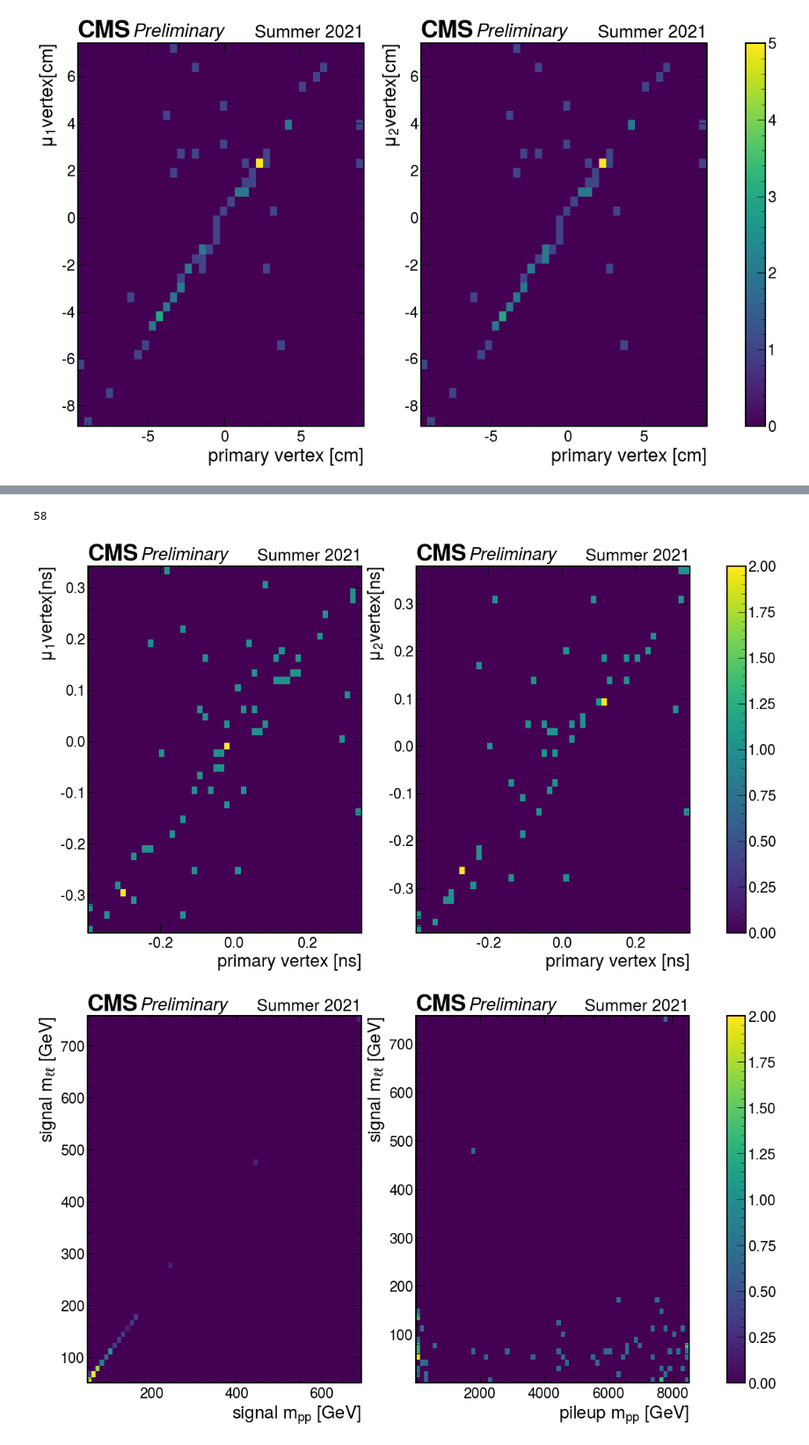
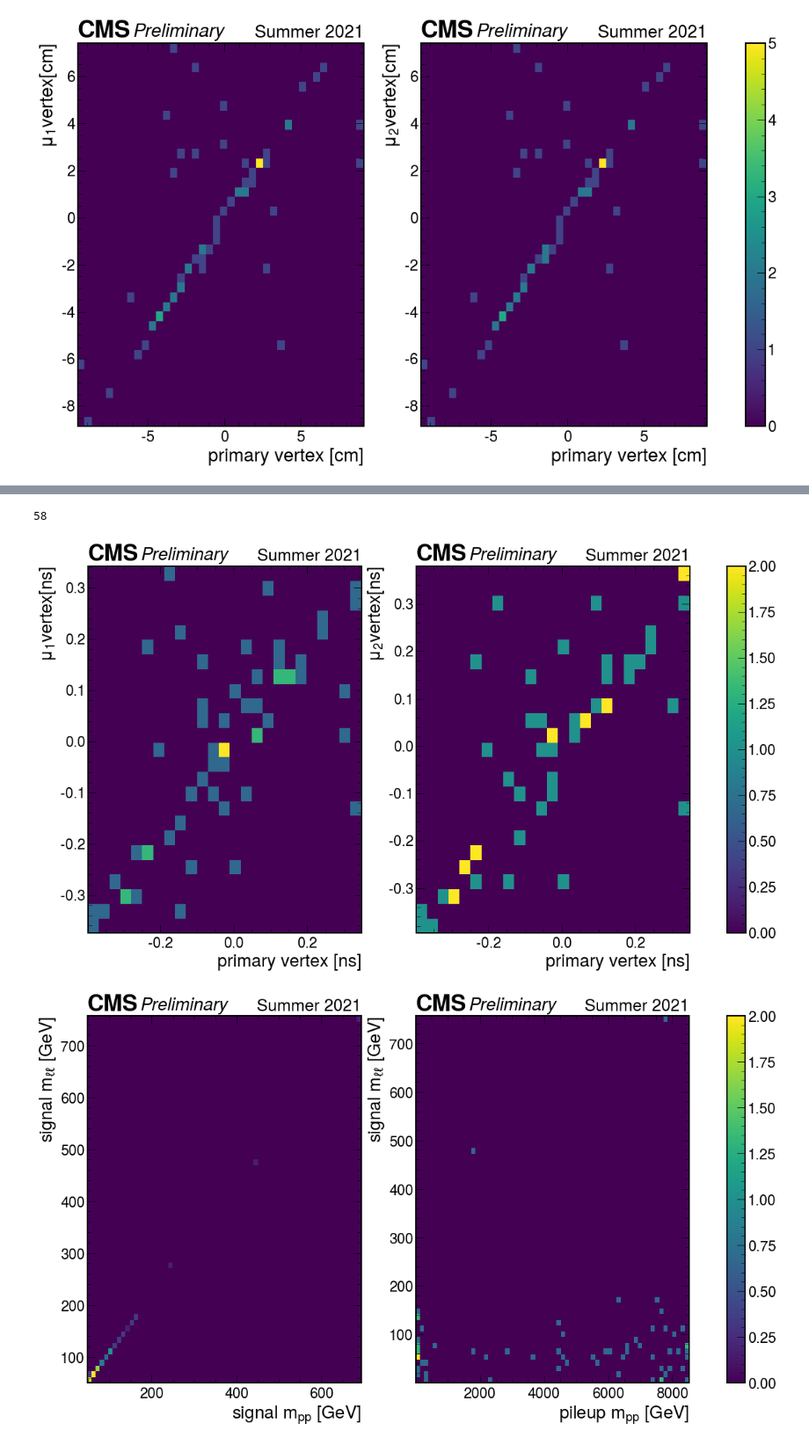
Before and after one commit to jloemker/SWAN, a Jupyter notebook: Analysis_notebook.ipynb, the cells around one changed output, grey strips where cells are left out. Shown at 88% size. Drawn from its saved outputs; the diff is of its cells as text; code cells hidden in the pictures.

```diff
--- a/Analysis_notebook.ipynb
+++ b/Analysis_notebook.ipynb
@@ -613,23 +620,23 @@ plt.savefig('Correct/mu1_mu2_difft.png',bbox_inches='tight')
 # %%
 import matplotlib as mpl
 mask_mu1 = analysis['s_mu1_t']>-80
 mask_mu2 = analysis['s_mu2_t']>-80
 
 fig, axes = plt.subplots(1,2,figsize=(20,10) )
 vtx4Dt = analysis['s_pr_vtx_t']
 print(len(analysis[mask_mu1]['s_pr_vtx_t'].values))
-axes[0].hist2d(analysis[mask_mu1]['s_pr_vtx_t'].values, analysis[mask_mu1]['s_mu1_t'].values, bins=(50,50),cmap='viridis')
+axes[0].hist2d(analysis[mask_mu1]['s_pr_vtx_t'].values, analysis[mask_mu1]['s_mu1_t'].values, bins=(25,25),cmap='viridis')
 axes[0].set(xlabel=r'primary vertex [ns]', ylabel=r'$\mu_{1} vertex [ns] $')
 
-h = axes[1].hist2d(analysis[mask_mu2]['s_pr_vtx_t'].values, analysis[mask_mu2]['s_mu2_t'].values, bins=(50,50),cmap='viridis')
+h = axes[1].hist2d(analysis[mask_mu2]['s_pr_vtx_t'].values, analysis[mask_mu2]['s_mu2_t'].values, bins=(25,25),cmap='viridis')
 axes[1].set(xlabel=r'primary vertex [ns]', ylabel=r'$\mu_{2} vertex [ns] $')
 fig.colorbar(h[3], ax=axes)
 
 for i in range(2): hep.cms.label(llabel="Preliminary", rlabel="Summer 2021", ax=axes[i])
 plt.savefig('Correct/corr_vtx4Dt0_mu1mu2.png')
 # %% [output]
 58
-[figure, old version]
+[figure, new version]
 # %%
 #plot mpp vs mll for pile-up and signal pairs.
 
```
Also changed, not shown: parts of 22 cells of this notebook, 1 other file.
